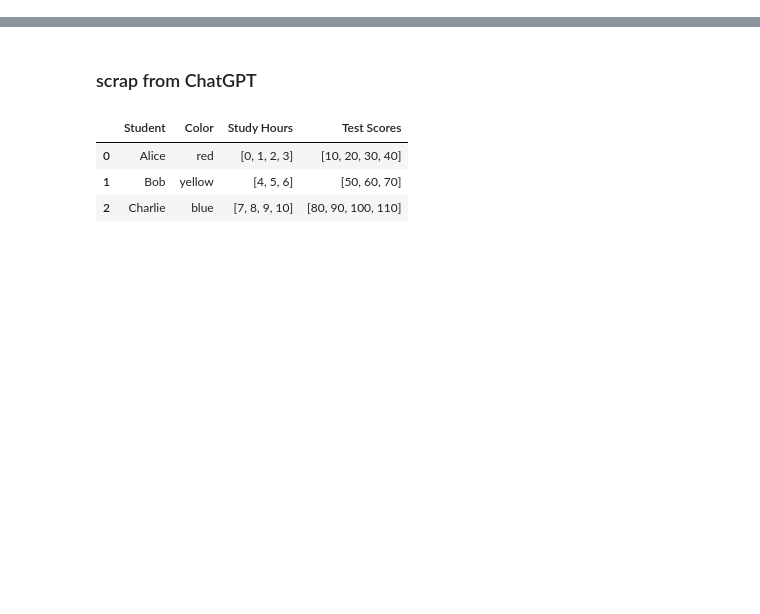
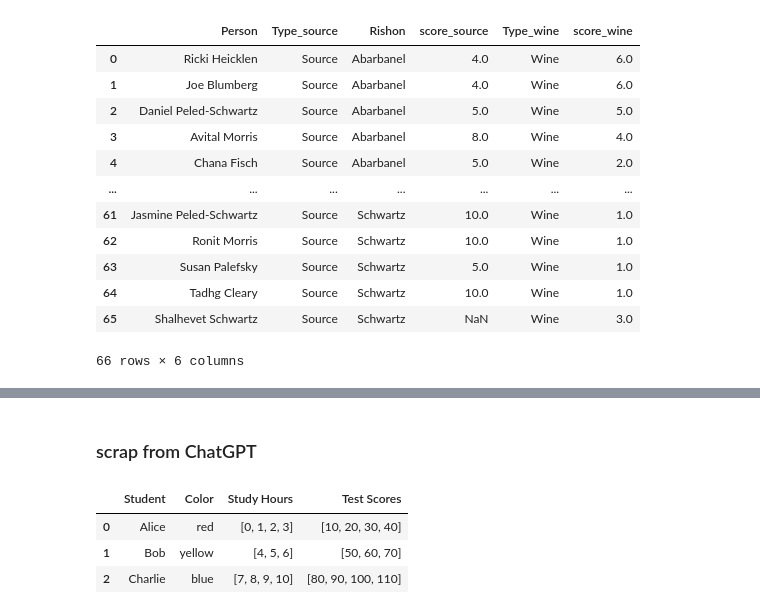
Before and after one commit to RickiHeicklen/scholars-and-sommeliers, a Jupyter notebook: rishon-analysis.ipynb, the cells around one changed output, grey strips where cells are left out. Saved outputs shown, nothing was run; the diff lists cells and outputs as text; code cells hidden in the pictures; blank space fills up the shorter version.

```diff
--- a/rishon-analysis.ipynb
+++ b/rishon-analysis.ipynb
@@ -6,0 +109,6 @@ df = pd.read_csv("/Users/rickiheicklen/Github/scholars-and-sommeliers/data.csv")
+# %%
+df = pd.read_csv("/Users/rickiheicklen/Github/scholars-and-sommeliers/data.csv")
+df_sources = df_orig[[x for x in df_orig.columns if 'Source' in x or 'Person' in x]]
+df_wines = df_orig[[x for x in df_orig.columns if 'Wine' in x or 'Person' in x]]
+df_sources['Type'] = "Source"
+df_wines['Type'] = "Wine"
@@ -6,0 +163,19 @@ df = pd.read_csv("/Users/rickiheicklen/Github/scholars-and-sommeliers/data.csv")
+# %%
+df_sources_long = df_sources.melt(id_vars=["Person", "Type"], var_name="Rishon", value_name="score")
+df_wines_long = df_wines.melt(id_vars=["Person", "Type"], var_name="Rishon", value_name="score")
+# %%
+pd.merge(df_sources_long, df_wines_long, on=['Person', 'Rishon'], suffixes=('_source', '_wine'))
+# %% [output]
+|  | Person | Type_source | Rishon | score_source | Type_wine | score_wine |
+| 0 | Ricki Heicklen | Source | Abarbanel | 4.0 | Wine | 6.0 |
+| 1 | Joe Blumberg | Source | Abarbanel | 4.0 | Wine | 6.0 |
+| 2 | Daniel Peled-Schwartz | Source | Abarbanel | 5.0 | Wine | 5.0 |
+| 3 | Avital Morris | Source | Abarbanel | 8.0 | Wine | 4.0 |
+| 4 | Chana Fisch | Source | Abarbanel | 5.0 | Wine | 2.0 |
+| ... | ... | ... | ... | ... | ... | ... |
+| 61 | Jasmine Peled-Schwartz | Source | Schwartz | 10.0 | Wine | 1.0 |
+| 62 | Ronit Morris | Source | Schwartz | 10.0 | Wine | 1.0 |
+| 63 | Susan Palefsky | Source | Schwartz | 5.0 | Wine | 1.0 |
+| 64 | Tadhg Cleary | Source | Schwartz | 10.0 | Wine | 1.0 |
+| 65 | Shalhevet Schwartz | Source | Schwartz | NaN | Wine | 3.0 |
+66 rows × 6 columns
```
Also changed, not shown: parts of 33 cells of this notebook.
